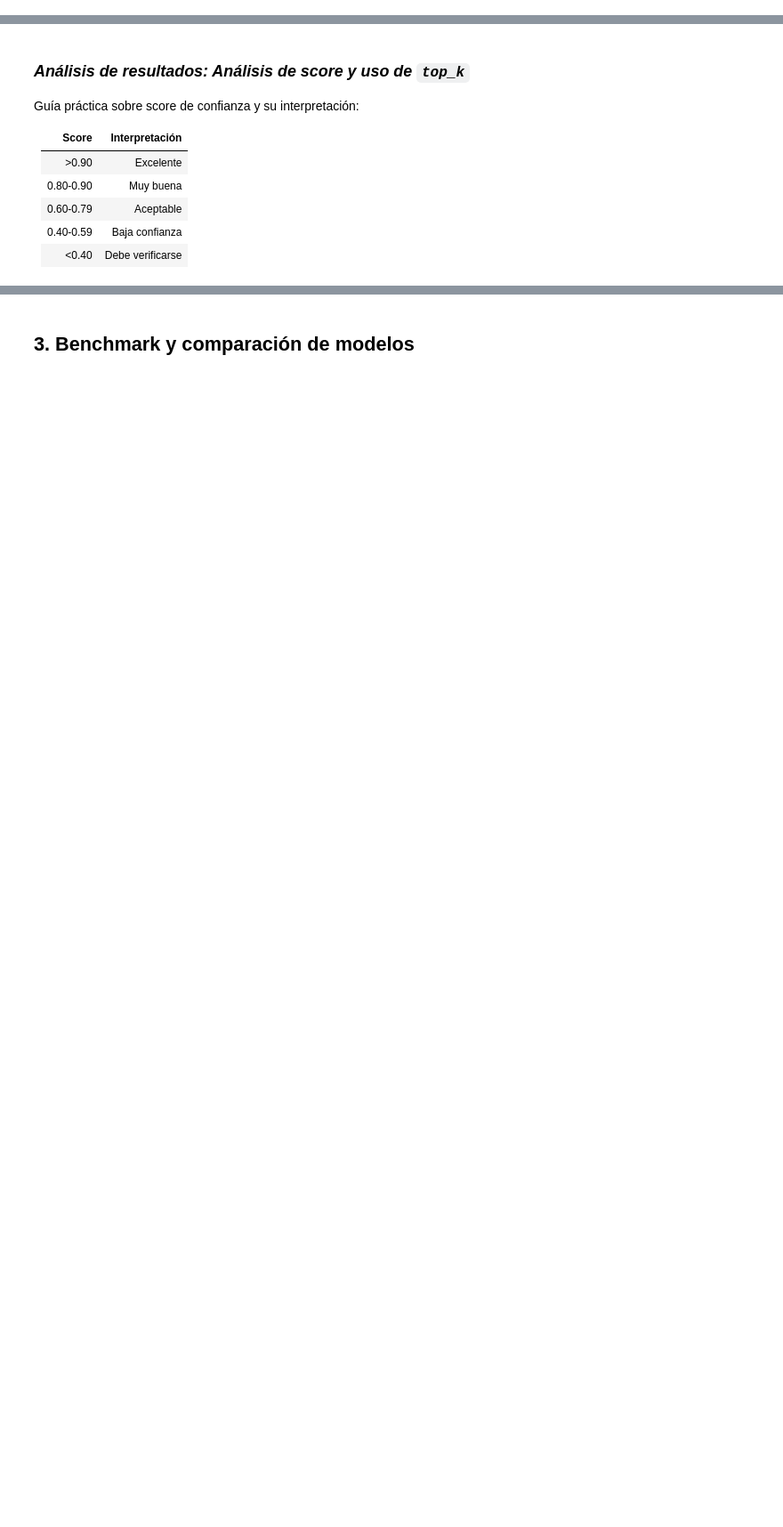
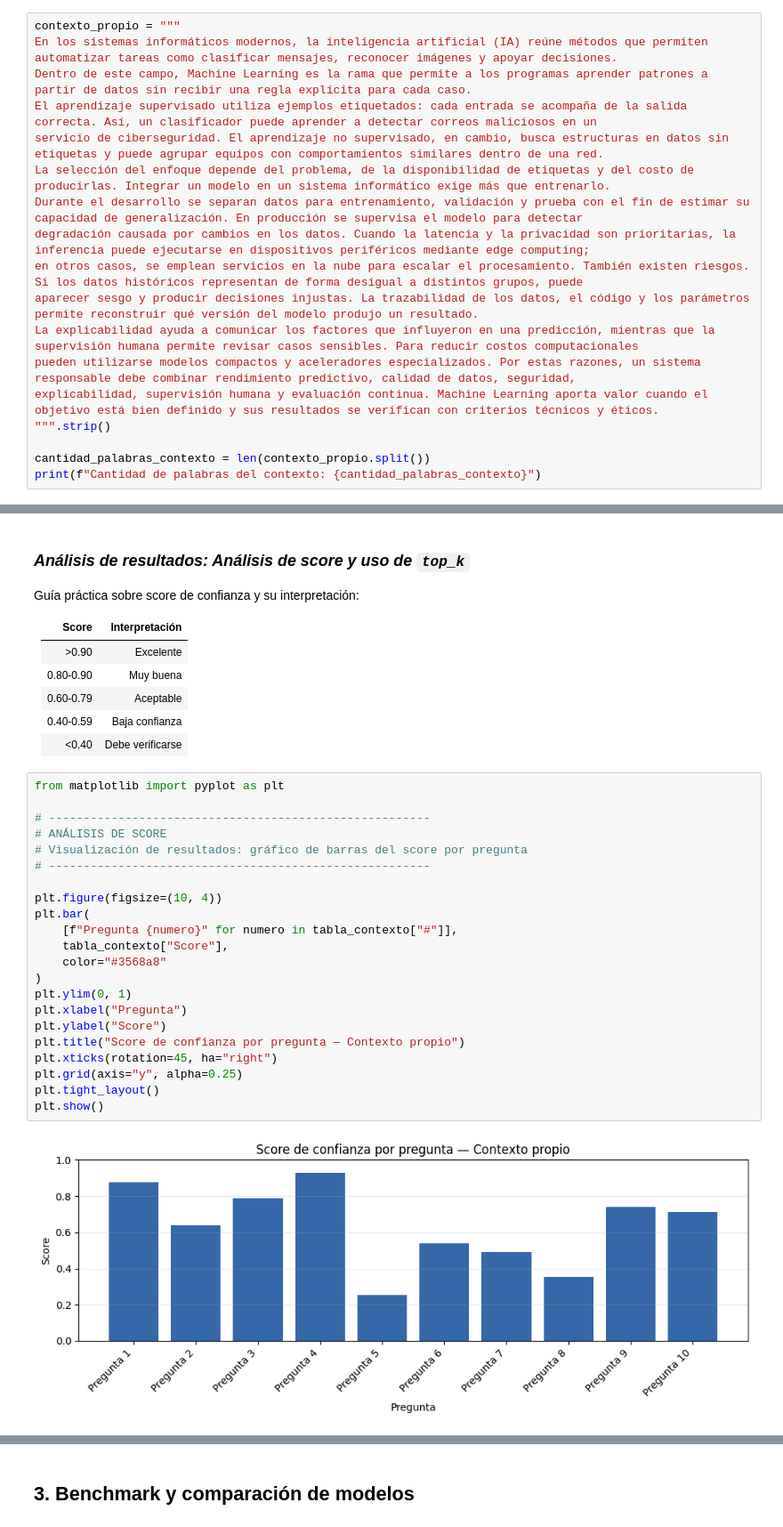
Before and after one commit to abner-rivas/Laboratorio---ML, a Jupyter notebook: laboratorio_ml_qa.ipynb, the cells around one changed output, grey strips where cells are left out. Shown at 89% size. Cells and saved outputs as stored; diff of their text form; blank space fills up the shorter version.

```diff
--- a/laboratorio_ml_qa.ipynb
+++ b/laboratorio_ml_qa.ipynb
@@ -347,2 +432,20 @@ Entre las ventajas de QA sobre la búsqueda de información se encuentran:
 # %% [markdown]
 ### *Contexto propio*
+# %%
+contexto_propio = """
+En los sistemas informáticos modernos, la inteligencia artificial (IA) reúne métodos que permiten automatizar tareas como clasificar mensajes, reconocer imágenes y apoyar decisiones.
+Dentro de este campo, Machine Learning es la rama que permite a los programas aprender patrones a partir de datos sin recibir una regla explícita para cada caso.
+El aprendizaje supervisado utiliza ejemplos etiquetados: cada entrada se acompaña de la salida correcta. Así, un clasificador puede aprender a detectar correos maliciosos en un
+servicio de ciberseguridad. El aprendizaje no supervisado, en cambio, busca estructuras en datos sin etiquetas y puede agrupar equipos con comportamientos similares dentro de una red.
+La selección del enfoque depende del problema, de la disponibilidad de etiquetas y del costo de producirlas. Integrar un modelo en un sistema informático exige más que entrenarlo.
+Durante el desarrollo se separan datos para entrenamiento, validación y prueba con el fin de estimar su capacidad de generalización. En producción se supervisa el modelo para detectar
+degradación causada por cambios en los datos. Cuando la latencia y la privacidad son prioritarias, la inferencia puede ejecutarse en dispositivos periféricos mediante edge computing;
+en otros casos, se emplean servicios en la nube para escalar el procesamiento. También existen riesgos. Si los datos históricos representan de forma desigual a distintos grupos, puede
+aparecer sesgo y producir decisiones injustas. La trazabilidad de los datos, el código y los parámetros permite reconstruir qué versión del modelo produjo un resultado.
+La explicabilidad ayuda a comunicar los factores que influyeron en una predicción, mientras que la supervisión humana permite revisar casos sensibles. Para reducir costos computacionales
+pueden utilizarse modelos compactos y aceleradores especializados. Por estas razones, un sistema responsable debe combinar rendimiento predictivo, calidad de datos, seguridad,
+explicabilidad, supervisión humana y evaluación continua. Machine Learning aporta valor cuando el objetivo está bien definido y sus resultados se verifican con criterios técnicos y éticos.
+""".strip()
+
+cantidad_palabras_contexto = len(contexto_propio.split())
+print(f"Cantidad de palabras del contexto: {cantidad_palabras_contexto}")
@@ -364,6 +637,30 @@ Guía práctica sobre score de confianza y su interpretación:
 |0.60-0.79|Aceptable|
 |0.40-0.59|Baja confianza|
 |<0.40|Debe verificarse|
+# %%
+from matplotlib import pyplot as plt
+
+# -------------------------------------------------------
+# ANÁLISIS DE SCORE
+# Visualización de resultados: gráfico de barras del score por pregunta
+# -------------------------------------------------------
+
+plt.figure(figsize=(10, 4))
+plt.bar(
+    [f"Pregunta {numero}" for numero in tabla_contexto["#"]],
+    tabla_contexto["Score"],
+    color="#3568a8"
+)
+plt.ylim(0, 1)
+plt.xlabel("Pregunta")
+plt.ylabel("Score")
+plt.title("Score de confianza por pregunta — Contexto propio")
+plt.xticks(rotation=45, ha="right")
+plt.grid(axis="y", alpha=0.25)
+plt.tight_layout()
+plt.show()
+# %% [output]
+[figure, added]
 # %%
 # -------------------------------------------------------
 # USO DE top_k PARA OBTENER MÚLTIPLES RESPUESTAS
```
Also changed, not shown: parts of 49 cells of this notebook, 1 other file.
